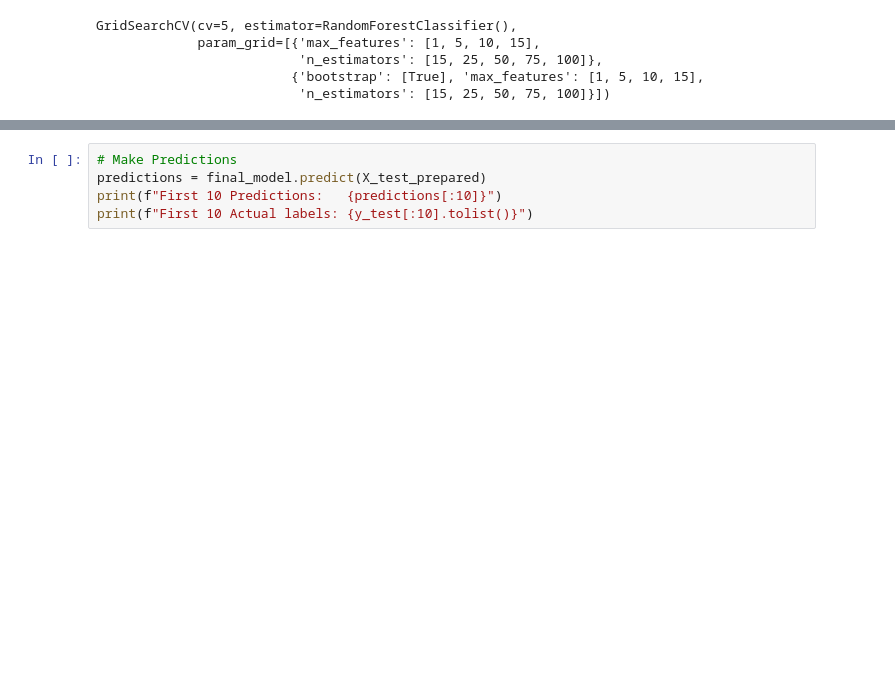
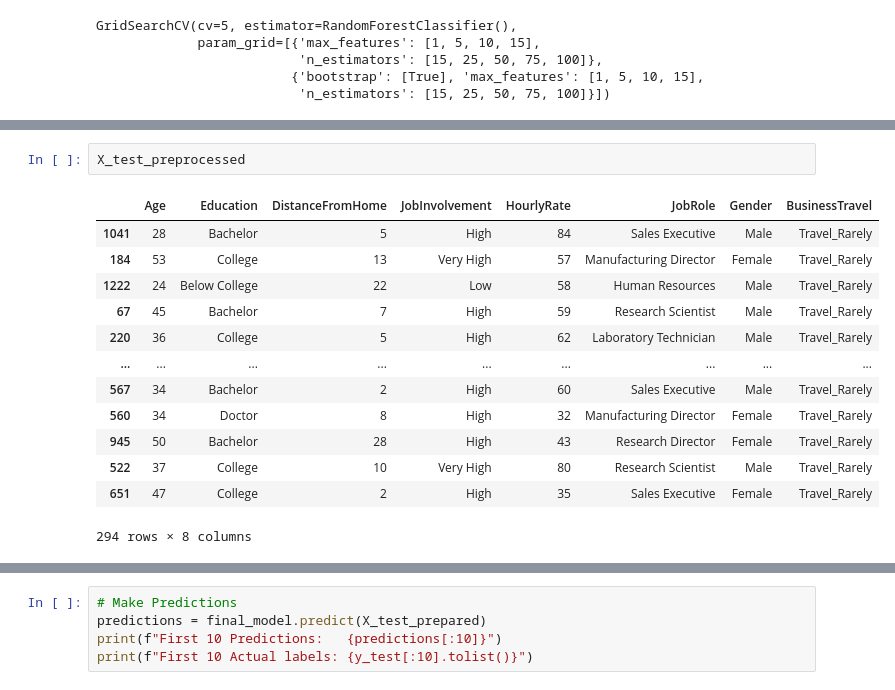
Before and after one commit to SanabuW/attrition_ML, a Jupyter notebook: ml_models/prediction_model3.ipynb, the cells around one changed output, grey strips where cells are left out. Drawn from its saved outputs; the diff is of its cells as text; blank space fills up the shorter version.

```diff
--- a/ml_models/prediction_model3.ipynb
+++ b/ml_models/prediction_model3.ipynb
@@ -349,0 +428,16 @@ Test Acc: 0.861
+# %%
+X_test_preprocessed
+# %% [output]
+|  | Age | Education | DistanceFromHome | JobInvolvement | HourlyRate | JobRole | Gender | BusinessTravel |
+| 1041 | 28 | Bachelor | 5 | High | 84 | Sales Executive | Male | Travel_Rarely |
+| 184 | 53 | College | 13 | Very High | 57 | Manufacturing Director | Female | Travel_Rarely |
+| 1222 | 24 | Below College | 22 | Low | 58 | Human Resources | Male | Travel_Rarely |
+| 67 | 45 | Bachelor | 7 | High | 59 | Research Scientist | Male | Travel_Rarely |
+| 220 | 36 | College | 5 | High | 62 | Laboratory Technician | Male | Travel_Rarely |
+| ... | ... | ... | ... | ... | ... | ... | ... | ... |
+| 567 | 34 | Bachelor | 2 | High | 60 | Sales Executive | Male | Travel_Rarely |
+| 560 | 34 | Doctor | 8 | High | 32 | Manufacturing Director | Female | Travel_Rarely |
+| 945 | 50 | Bachelor | 28 | High | 43 | Research Director | Female | Travel_Rarely |
+| 522 | 37 | College | 10 | Very High | 80 | Research Scientist | Male | Travel_Rarely |
+| 651 | 47 | College | 2 | High | 35 | Sales Executive | Female | Travel_Rarely |
+294 rows × 8 columns
```
Also changed, not shown: parts of 45 cells of this notebook, 8 other files.
